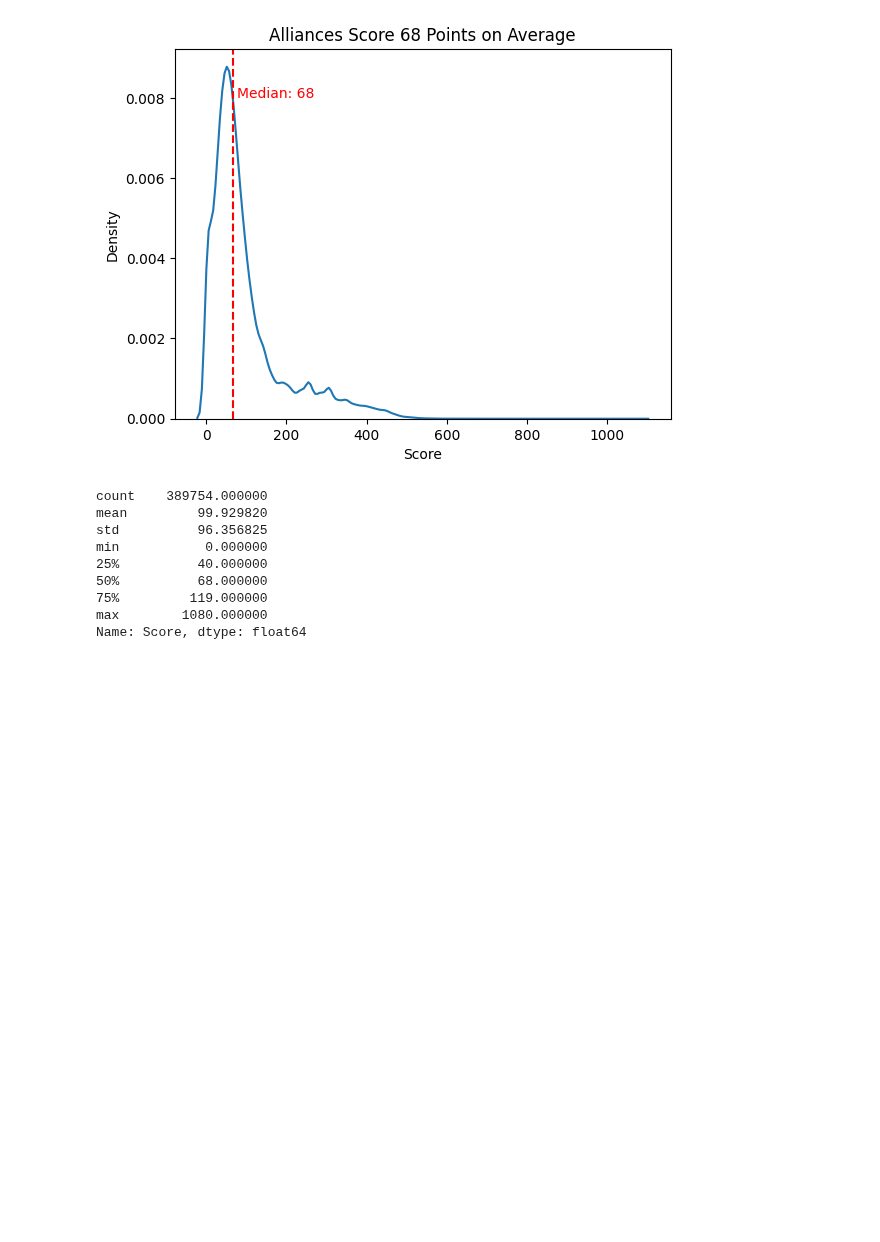
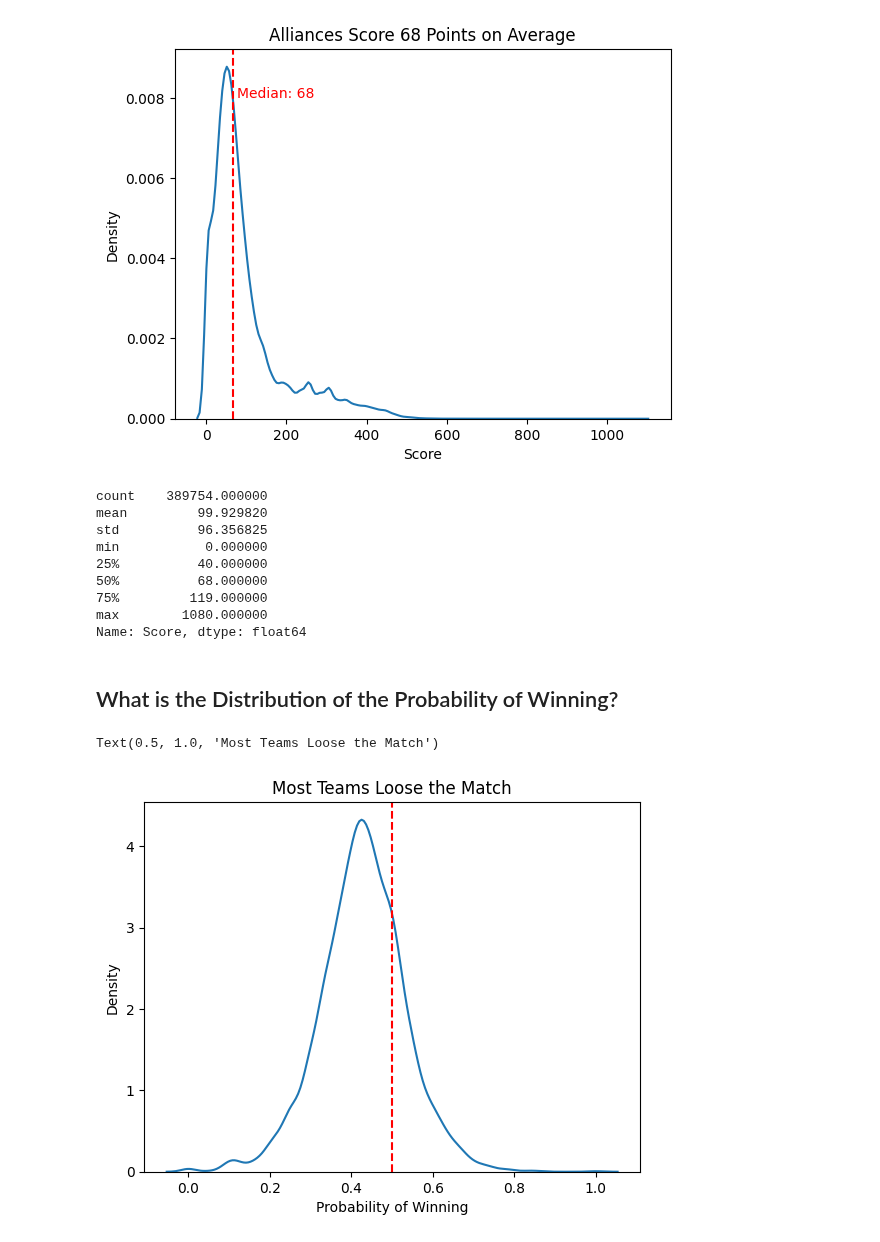
Before and after one commit to FairportRobotics/game-intelligence, a Jupyter notebook: exploratory-data-analysis.ipynb, the cells around one changed output. Drawn from its saved outputs; the diff is of its cells as text; code cells hidden in the pictures; blank space fills up the shorter version.

```diff
--- a/exploratory-data-analysis.ipynb
+++ b/exploratory-data-analysis.ipynb
@@ -34,10 +34,10 @@ def who_is_the_winner(red_score, blue_score):
 
 # Determine which alliance was the winner of the match
 df["Winner"] = df.apply(lambda row: who_is_the_winner(row["scoreRedFinal"], row["scoreBlueFinal"]), axis=1)
+# Drop the errors from the dataset
+df = df.drop(df[df.Winner == "Error"].index)
 # Get the count of matches by winning alliance
 viz_data = df.groupby('Winner').size().reset_index(name='Matches')
-# Drop the errors from the dataset
-viz_data = viz_data.drop(viz_data[viz_data.Winner == "Error"].index)
 # Let's make a bar chart
 graph = sns.barplot(viz_data, x='Winner', y='Matches')
 # Give it a title that highlights the takeaway
@@ -80,3 +80,47 @@ min           0.000000
 75%         119.000000
 max        1080.000000
 Name: Score, dtype: float64
+# %% [markdown]
+## What is the Distribution of the Probability of Winning?
+# %%
+# Start clean
+try:
+    del(match_df)
+except:
+    pass
+
+# Loop over the alliance colors
+for color in ["Red", "Blue"]:
+    # Loop over the positions
+    for num in [1, 2, 3]:
+        # This the the column we want to pull
+        col  = f'{color}{num}'
+        # Pull the data
+        temp = df[['Winner', col]].rename({col:'Team'}, axis=1).dropna()
+        # Convert to integer
+        temp['Team'] = temp['Team'].astype(int)
+        # Add in the alliance color
+        temp['Alliance'] = [color] * len(temp.index)
+        # Append this temp data to our match data.  If it doesn't exist, create it.
+        try:
+            match_df = pd.concat([match_df, temp.copy()])
+        except:
+            match_df = temp.copy()
+# %%
+# Get the count of matches won by a team
+viz_data = match_df[match_df.Alliance == match_df.Winner].groupby('Team').size().reset_index(name='Wins')
+# Get the total number of matches by team and join the wins
+viz_data = pd.merge(match_df.groupby('Team').size().reset_index(name='Matches'), viz_data, on='Team', how='left').fillna(0)
+# Get the probability of winning a match
+viz_data['Probability of Winning'] = viz_data['Wins'] / viz_data['Matches']
+# Select the column we want to display
+viz_data = viz_data['Probability of Winning']
+# Create a distribution plot
+graph = sns.kdeplot(viz_data)
+# Add a red dashed line at the median
+graph.axvline(.5, color='r', linestyle='--')
+# Give an informative title
+graph.set_title(f'Most Teams Loose the Match')
+# %% [output]
+Text(0.5, 1.0, 'Most Teams Loose the Match')
+[figure, added]
```
